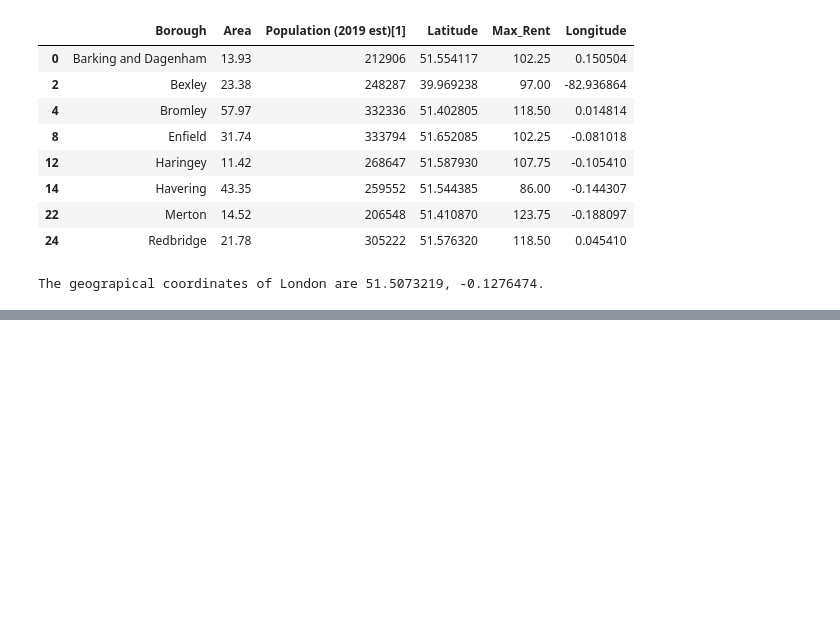
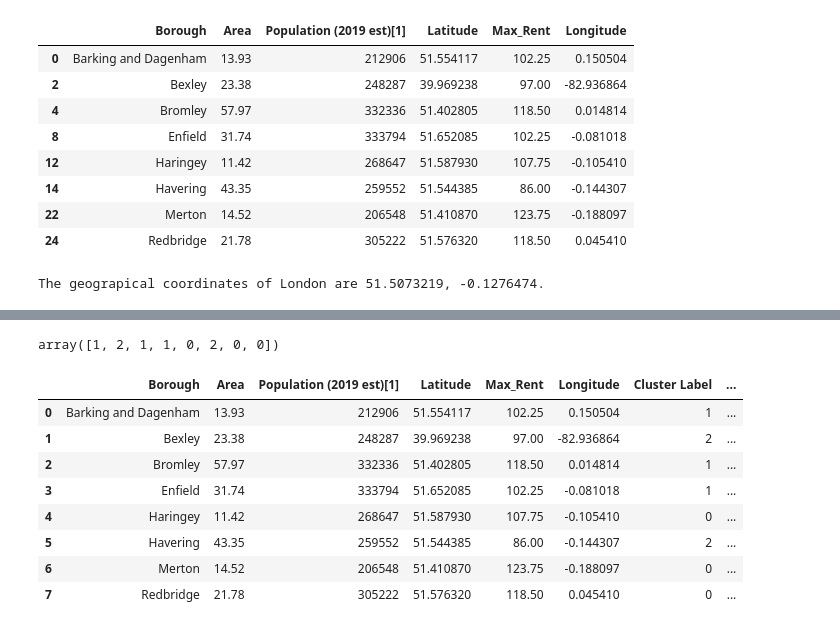
Before and after one commit to jayasreenarayan/Coursera_Capstone, a Jupyter notebook: Untitled.ipynb, the cells around one changed output, grey strips where cells are left out. Cells and saved outputs as stored; diff of their text form; code cells hidden in the pictures; blank space fills up the shorter version.

```diff
--- a/Untitled.ipynb
+++ b/Untitled.ipynb
@@ -132,0 +230,3 @@ Requirement already satisfied: urllib3!=1.25.0,!=1.25.1,<1.26,>=1.21.1 in c:\use
+# %%
+Brgh_grouped = London_Brgh_onehot.groupby('Borough').mean().reset_index()
+Brgh_grouped
@@ -132,0 +273,28 @@ Requirement already satisfied: urllib3!=1.25.0,!=1.25.1,<1.26,>=1.21.1 in c:\use
+# %%
+def return_most_common_venues(row, num_top_venues):
+    row_categories = row.iloc[1:]
+    row_categories_sorted = row_categories.sort_values(ascending=False)
+
+    return row_categories_sorted.index.values[0:num_top_venues]
+
+
+num_top_venues = 5
+
+indicators = ['st', 'nd', 'rd']
+
+# create columns according to number of top venues
+columns = ['Borough']
+for ind in np.arange(num_top_venues):
+    try:
+        columns.append('{}{} Most Common Venue'.format(ind+1, indicators[ind]))
+    except:
+        columns.append('{}th Most Common Venue'.format(ind+1))
+
+# create a new dataframe
+brgh_venues_sorted = pd.DataFrame(columns=columns)
+brgh_venues_sorted['Borough'] = Brgh_grouped['Borough']
+
+for ind in np.arange(Brgh_grouped.shape[0]):
+    brgh_venues_sorted.iloc[ind, 1:] = return_most_common_venues(Brgh_grouped.iloc[ind, :], num_top_venues)
+
+brgh_venues_sorted.head(8)
@@ -132,0 +311,26 @@ Requirement already satisfied: urllib3!=1.25.0,!=1.25.1,<1.26,>=1.21.1 in c:\use
+# %%
+kclusters = 3
+
+brgh_grouped_clustering = Brgh_grouped.drop('Borough', 1)
+
+# run k-means clustering
+kmeans = KMeans(n_clusters=kclusters, random_state=0).fit(brgh_grouped_clustering)
+
+# check cluster labels generated for each row in the dataframe
+kmeans.labels_[0:10]
+# %% [output]
+array([1, 2, 1, 1, 0, 2, 0, 0])
+# %%
+brgh_venues_sorted.insert(0, 'Cluster Label', kmeans.labels_)
+Borough_merged = pd.merge(fin,brgh_venues_sorted, on='Borough')
+Borough_merged
+# %% [output]
+|  | Borough | Area | Population (2019 est)[1] | Latitude | Max_Rent | Longitude | Cluster Label | ... |
+| 0 | Barking and Dagenham | 13.93 | 212906 | 51.554117 | 102.25 | 0.150504 | 1 | ... |
+| 1 | Bexley | 23.38 | 248287 | 39.969238 | 97.00 | -82.936864 | 2 | ... |
+| 2 | Bromley | 57.97 | 332336 | 51.402805 | 118.50 | 0.014814 | 1 | ... |
+| 3 | Enfield | 31.74 | 333794 | 51.652085 | 102.25 | -0.081018 | 1 | ... |
+| 4 | Haringey | 11.42 | 268647 | 51.587930 | 107.75 | -0.105410 | 0 | ... |
+| 5 | Havering | 43.35 | 259552 | 51.544385 | 86.00 | -0.144307 | 2 | ... |
+| 6 | Merton | 14.52 | 206548 | 51.410870 | 123.75 | -0.188097 | 0 | ... |
+| 7 | Redbridge | 21.78 | 305222 | 51.576320 | 118.50 | 0.045410 | 0 | ... |
```
Also changed, not shown: parts of 14 cells of this notebook.
